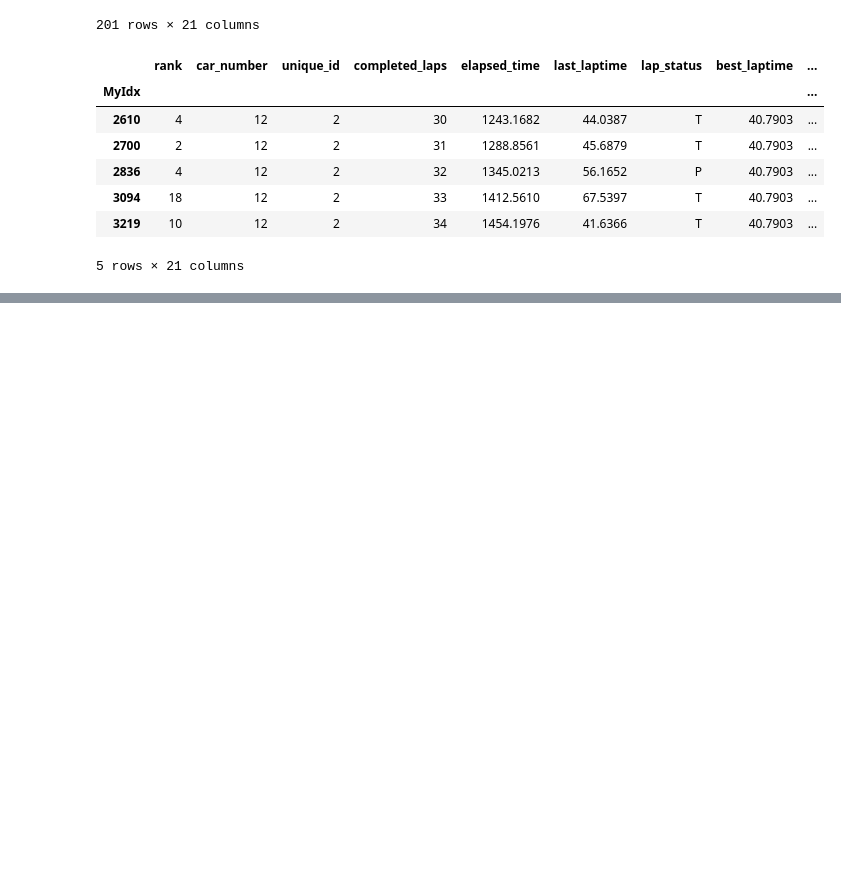
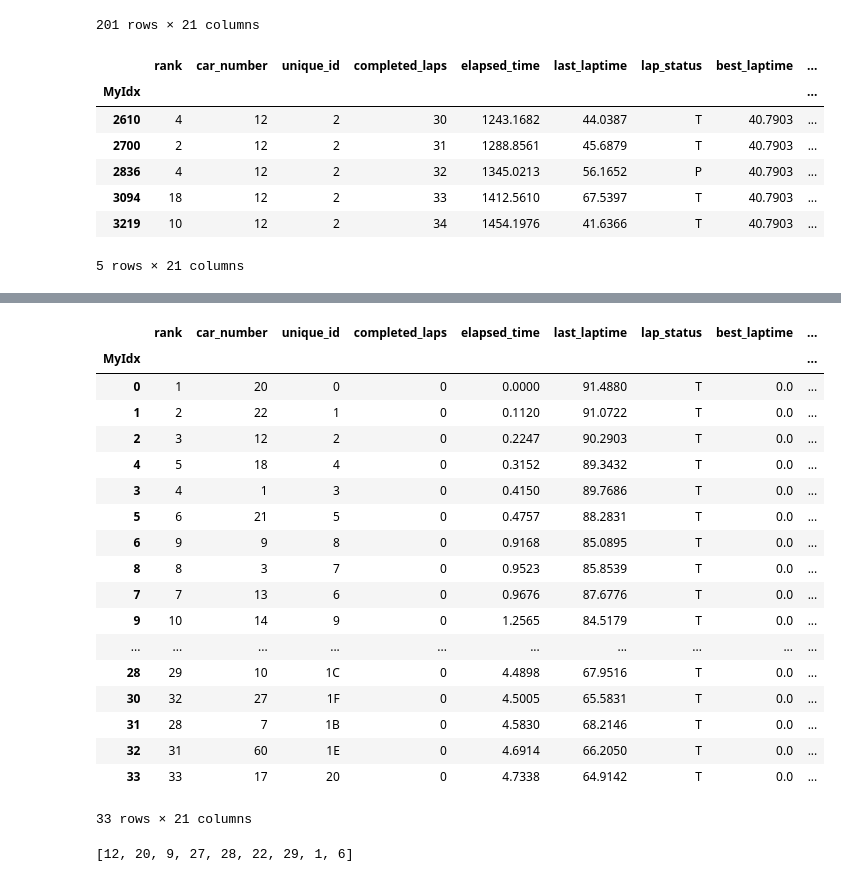
Before and after one commit to DSC-SPIDAL/rankpredictor, a Jupyter notebook: run/20.RankNet/notebook/RankNet-makedb-laptime.ipynb, the cells around one changed output, grey strips where cells are left out. Saved outputs shown, nothing was run; the diff lists cells and outputs as text; code cells hidden in the pictures; blank space fills up the shorter version.

```diff
--- a/run/20.RankNet/notebook/RankNet-makedb-laptime.ipynb
+++ b/run/20.RankNet/notebook/RankNet-makedb-laptime.ipynb
@@ -718,0 +739,28 @@ rankdata[(rankdata['car_number']==12) & ()]
+# %%
+rankdata[(rankdata['completed_laps']==0)]
+# %% [output]
+|  | rank | car_number | unique_id | completed_laps | elapsed_time | last_laptime | lap_status | best_laptime | ... |
+| MyIdx |  |  |  |  |  |  |  |  | ... |
+| 0 | 1 | 20 | 0 | 0 | 0.0000 | 91.4880 | T | 0.0 | ... |
+| 1 | 2 | 22 | 1 | 0 | 0.1120 | 91.0722 | T | 0.0 | ... |
+| 2 | 3 | 12 | 2 | 0 | 0.2247 | 90.2903 | T | 0.0 | ... |
+| 4 | 5 | 18 | 4 | 0 | 0.3152 | 89.3432 | T | 0.0 | ... |
+| 3 | 4 | 1 | 3 | 0 | 0.4150 | 89.7686 | T | 0.0 | ... |
+| 5 | 6 | 21 | 5 | 0 | 0.4757 | 88.2831 | T | 0.0 | ... |
+| 6 | 9 | 9 | 8 | 0 | 0.9168 | 85.0895 | T | 0.0 | ... |
+| 8 | 8 | 3 | 7 | 0 | 0.9523 | 85.8539 | T | 0.0 | ... |
+| 7 | 7 | 13 | 6 | 0 | 0.9676 | 87.6776 | T | 0.0 | ... |
+| 9 | 10 | 14 | 9 | 0 | 1.2565 | 84.5179 | T | 0.0 | ... |
+| ... | ... | ... | ... | ... | ... | ... | ... | ... | ... |
+| 28 | 29 | 10 | 1C | 0 | 4.4898 | 67.9516 | T | 0.0 | ... |
+| 30 | 32 | 27 | 1F | 0 | 4.5005 | 65.5831 | T | 0.0 | ... |
+| 31 | 28 | 7 | 1B | 0 | 4.5830 | 68.2146 | T | 0.0 | ... |
+| 32 | 31 | 60 | 1E | 0 | 4.6914 | 66.2050 | T | 0.0 | ... |
+| 33 | 33 | 17 | 20 | 0 | 4.7338 | 64.9142 | T | 0.0 | ... |
+33 rows × 21 columns
+# %%
+### top cars
+top10 = rankdata[(rankdata['completed_laps']==200) & (rankdata['rank']<10)]
+list(top10.car_number)
+# %% [output]
+[12, 20, 9, 27, 28, 22, 29, 1, 6]
```
Also changed, not shown: parts of 1 cell of this notebook, 28 other files.
